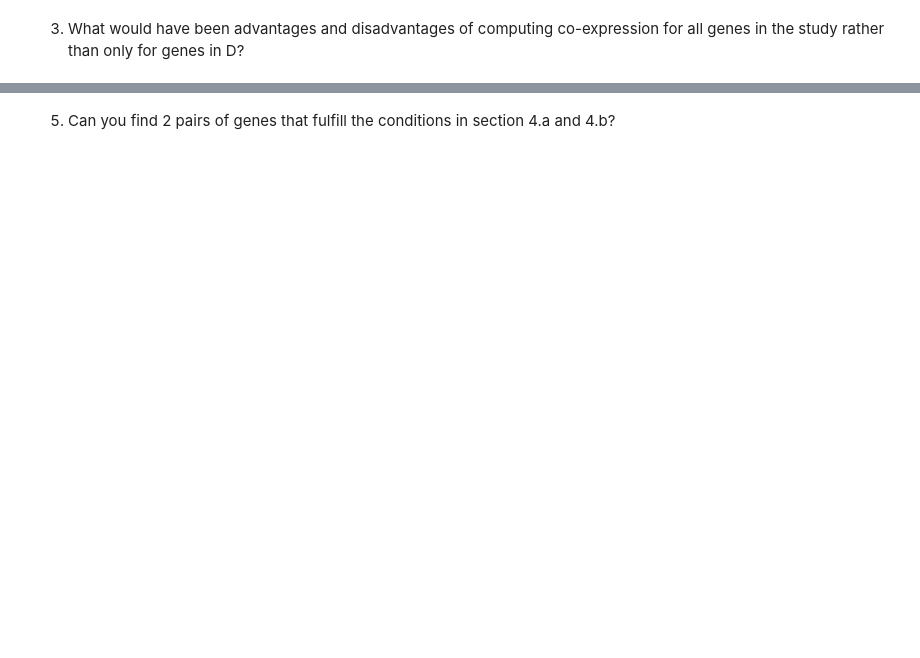
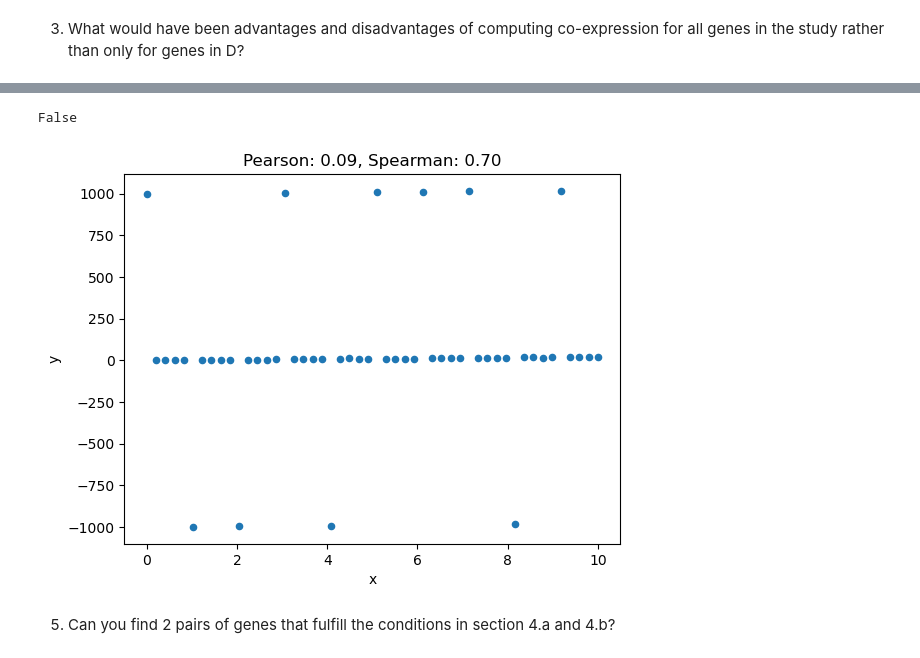
Before and after one commit to matanyaw9/iml_project, a Jupyter notebook: part_1.ipynb, the cells around one changed output, grey strips where cells are left out. Drawn from its saved outputs; the diff is of its cells as text; code cells hidden in the pictures; blank space fills up the shorter version.

```diff
--- a/part_1.ipynb
+++ b/part_1.ipynb
@@ -351,6 +355,31 @@ Pearson(x,y) > Spearman(x,y) + 1.2
 b) Data with negative Kendall(x,y) and
 positive Spearman(x,y) (or vice
 versa)
+# %%
+from scipy.stats import pearsonr, spearmanr, kendalltau
+
+# np.random.seed(0)
+n = 50
+num_outliers = 10
+
+
+x_a = np.linspace(0, 10, n)
+y_a = 2 * x_a + np.random.normal(0, 1, n)
+y_a[::n//num_outliers] += np.random.choice([-1000, 1000], size=num_outliers)
+
+pearson_corr_a, _ = pearsonr(x_a, y_a)
+spearman_corr_a, _ = spearmanr(x_a, y_a)
+pearson_spearman_gap = pearson_corr_a > spearman_corr_a + 1.2
+pearson_spearman_gap
+
+df_a = pd.DataFrame({'x': x_a, 'y': y_a})
+df_a.plot.scatter(x='x', y='y')
+plt.title(f"Pearson: {pearson_corr_a:.2f}, Spearman: {spearman_corr_a:.2f}")
+print(pearson_spearman_gap)
+plt.show()
+# %% [output]
+False
+[figure, added]
 # %% [markdown]
 5) Can you find 2 pairs of genes that fulfill the
 conditions in section 4.a and 4.b?
```
Also changed, not shown: parts of 6 cells of this notebook.
